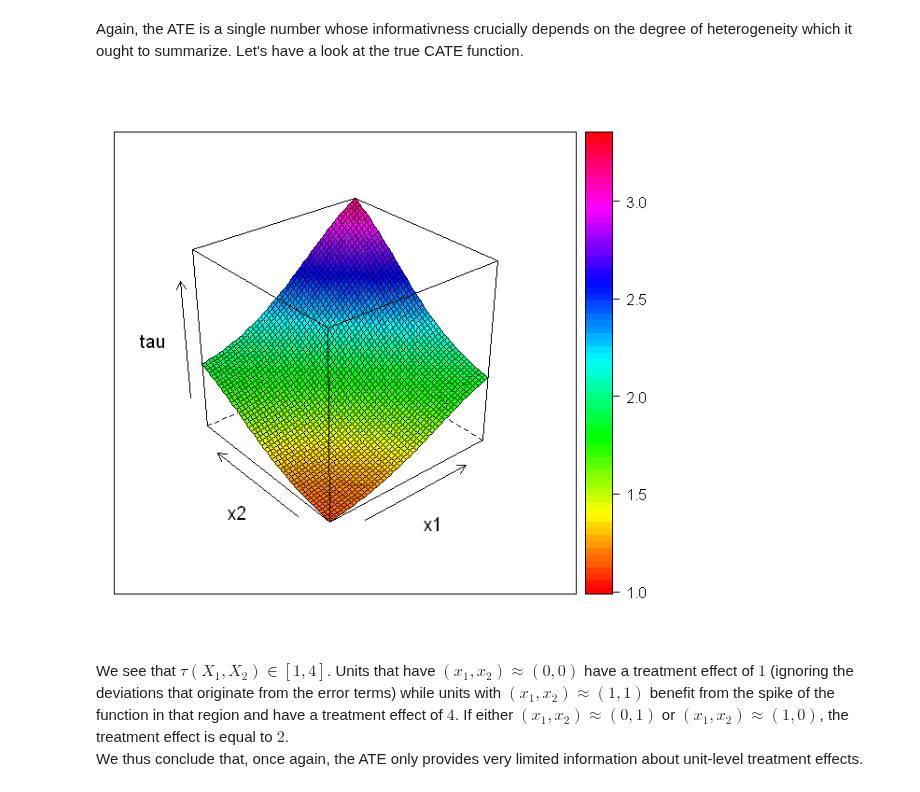
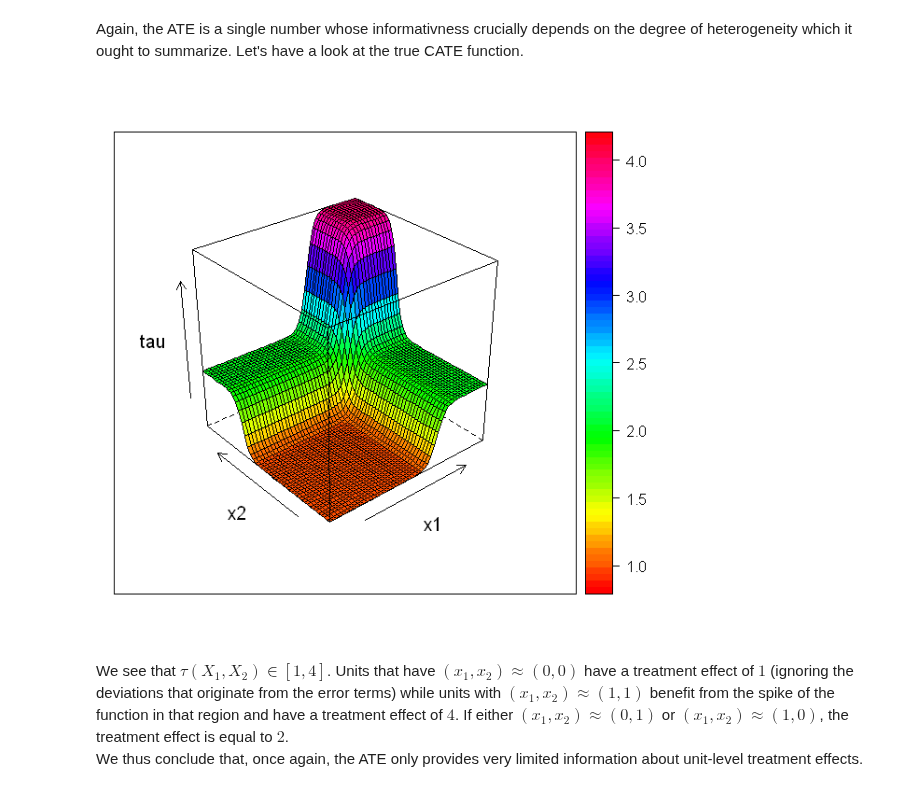
Before and after one commit to timmens/student-project-timmens, a Jupyter notebook: Simulation_Study/simulation_study.ipynb, the cells around one changed output. Saved outputs shown, nothing was run; the diff lists cells and outputs as text; code cells hidden in the pictures.

```diff
--- a/Simulation_Study/simulation_study.ipynb
+++ b/Simulation_Study/simulation_study.ipynb
@@ -827,9 +836,9 @@ $$\begin{align*}
 Again, the ATE is a single number whose informativness crucially depends on the degree of heterogeneity which it ought to summarize. Let's have a look at the true CATE function.
 # %%
 options(repr.plot.width=5, repr.plot.height=5)
-plot_AW(lambda = 2)
+plot_AW(lambda = 20)
 # %% [output]
-[figure, old version]
+[figure, new version]
 # %% [markdown]
 We see that $\tau(X_1 ,X_2) \in [1,4]$. Units that have $(x_1, x_2) \approx (0,0)$ have a treatment effect of $1$ (ignoring the deviations that originate from the error terms) while units with $(x_1, x_2) \approx (1,1)$ benefit from the spike of the function in that region and have a treatment effect of $4$. If either $(x_1, x_2) \approx (0,1)$ or $(x_1, x_2) \approx (1,0)$, the treatment effect is equal to $2$.
 <br>
```
Also changed, not shown: parts of 6 cells of this notebook.
